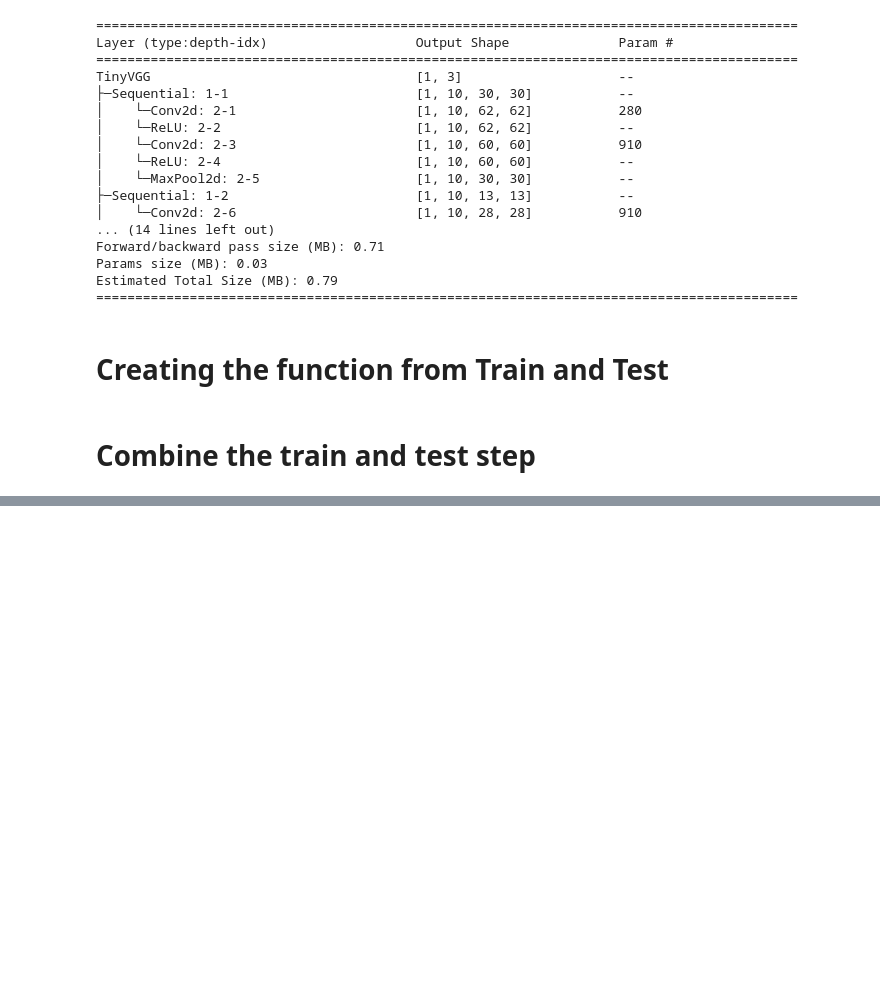
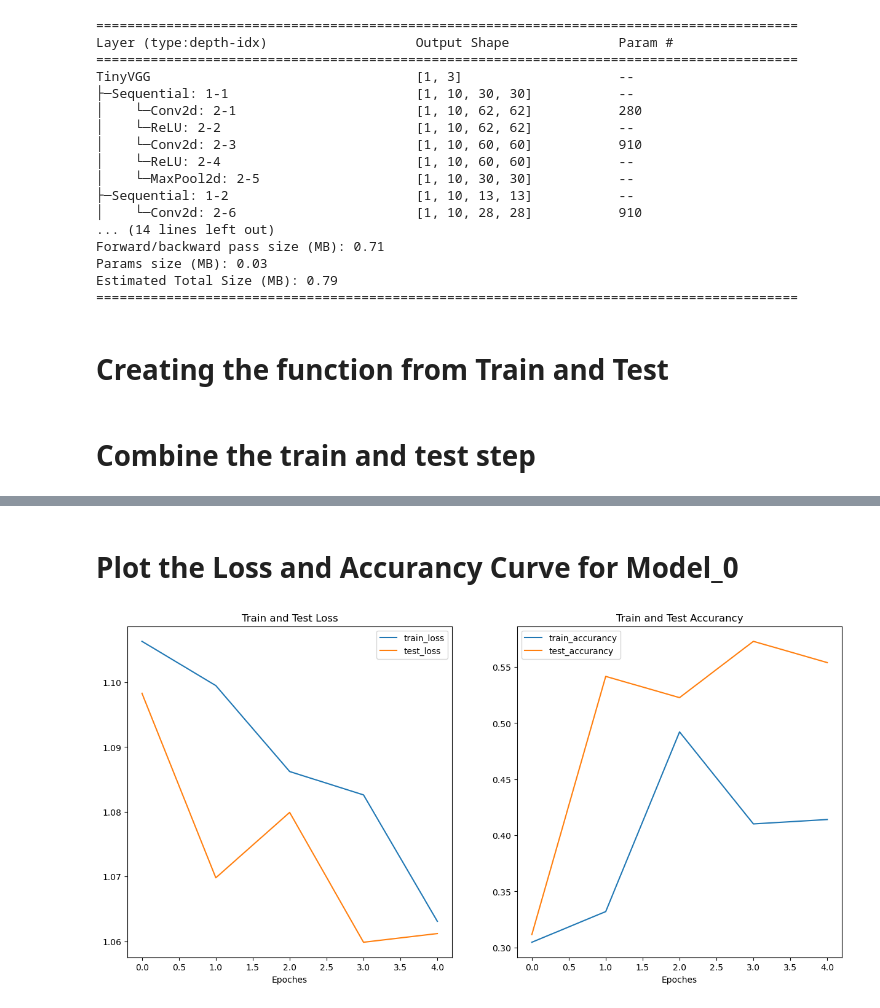
Before and after one commit to TinThuZarAye-TTZA-github/Custom_Datasets_PyTorch, a Jupyter notebook: Custom_Datasets.ipynb, the cells around one changed output, grey strips where cells are left out. Saved outputs shown, nothing was run; the diff lists cells and outputs as text; code cells hidden in the pictures; blank space fills up the shorter version.

Commit message:
Plot the Loss and Accurancy Curve for Model_0

```diff
--- a/Custom_Datasets.ipynb
+++ b/Custom_Datasets.ipynb
@@ -865,7 +871,7 @@ def test_step(model : torch.nn.Module,
 
             loss_test = loss_fn(y_test_pred, y_test)
 
-            total_test_loss += loss_test
+            total_test_loss += loss_test.item()
 
             # Calculate the accurancy
             # 1. Convert raw model into probability
@@ -881,7 +887,7 @@ def test_step(model : torch.nn.Module,
             num_correct = correct_prediction.sum().item()
 
             #5. Computer the accurancy for current batch
-            batch_accurancy = num_correct / BATCH_SIZE
+            batch_accurancy = num_correct / y_test.size(0)
 
             #6. add the accurancy
             total_test_accurancy += batch_accurancy
@@ -911,7 +917,7 @@ def test_step(model : torch.nn.Module,
 # %% [markdown]
 # Combine the train and test step
 # %%
-from tqdm import tqdm
+# from tqdm import tqdm
 def train(model : torch.nn.Module,
          train_dataloader : torch.utils.data.DataLoader,
           test_dataloader : torch.utils.data.DataLoader,
@@ -930,7 +936,7 @@ def train(model : torch.nn.Module,
     }
 
     #loop through the training and testing for each epoch
-    for epoch in tqdm(range(epoches)):
+    for epoch in range(epoches):
         train_loss, train_accurancy = train_step(model=model,
                                                 dataloader = train_dataloader_simple,
                                                  loss_fn = loss_fn,
@@ -987,0 +1013,36 @@ Test Loss : 1.061188  ------> Test accurancy : 0.375
+# %% [markdown]
+# Plot the Loss and Accurancy Curve for Model_0
+# %%
+def plot_loss_curve(result: Dict[str, List[float]]):
+    # Get the train_loss and train_accurancy of the result dictionary
+    train_loss = result["train_loss"]
+    train_accurancy = result["train_accurancy"]
+
+    #Get the test_loss and test_accurancy of the result dictionary
+    test_loss = result["test_loss"]
+    test_accurancy = result["test_accurancy"]
+
+    # Get total epoches
+    epoch = range(len(result["train_loss"]))
+
+    plt.figure(figsize=(15,7))
+
+    # Polt for Train and Test Loss
+    plt.subplot(1,2,1)
+    plt.plot(epoch, train_loss, label="train_loss")
+    plt.plot(epoch, test_loss, label="test_loss")
+    plt.title("Train and Test Loss")
+    plt.xlabel("Epoches")
+    plt.legend()
+
+    # Plot for Train and Test Accurancy
+    plt.subplot(1,2,2)
+    plt.plot(epoch, train_accurancy, label="train_accurancy")
+    plt.plot(epoch, test_accurancy, label = "test_accurancy")
+    plt.title("Train and Test Accurancy")
+    plt.xlabel("Epoches")
+    plt.legend()
+# %%
+plot_loss_curve(model_0_result)
+# %% [output]
+[figure, added]
```
Also changed, not shown: parts of 15 cells of this notebook.
